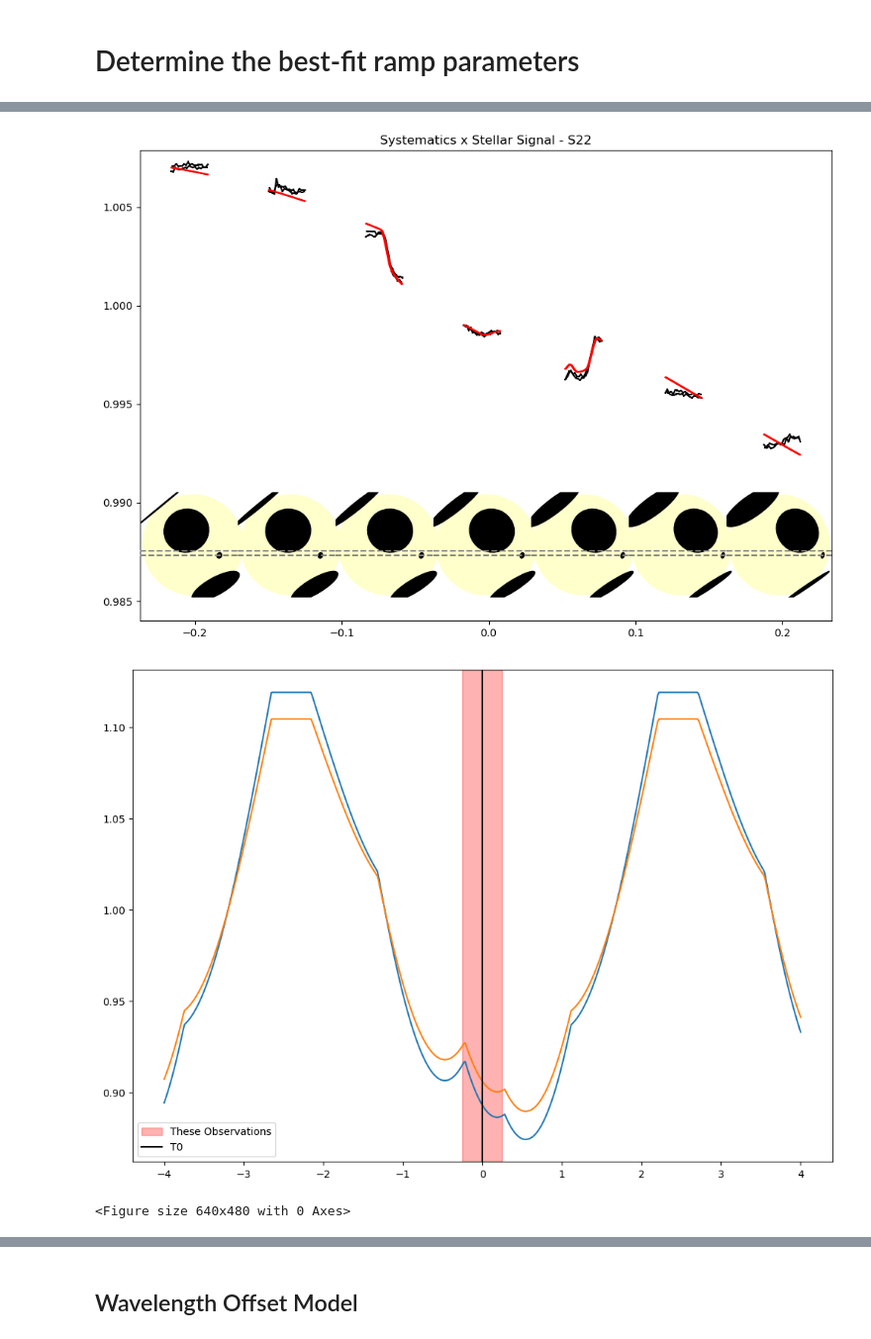
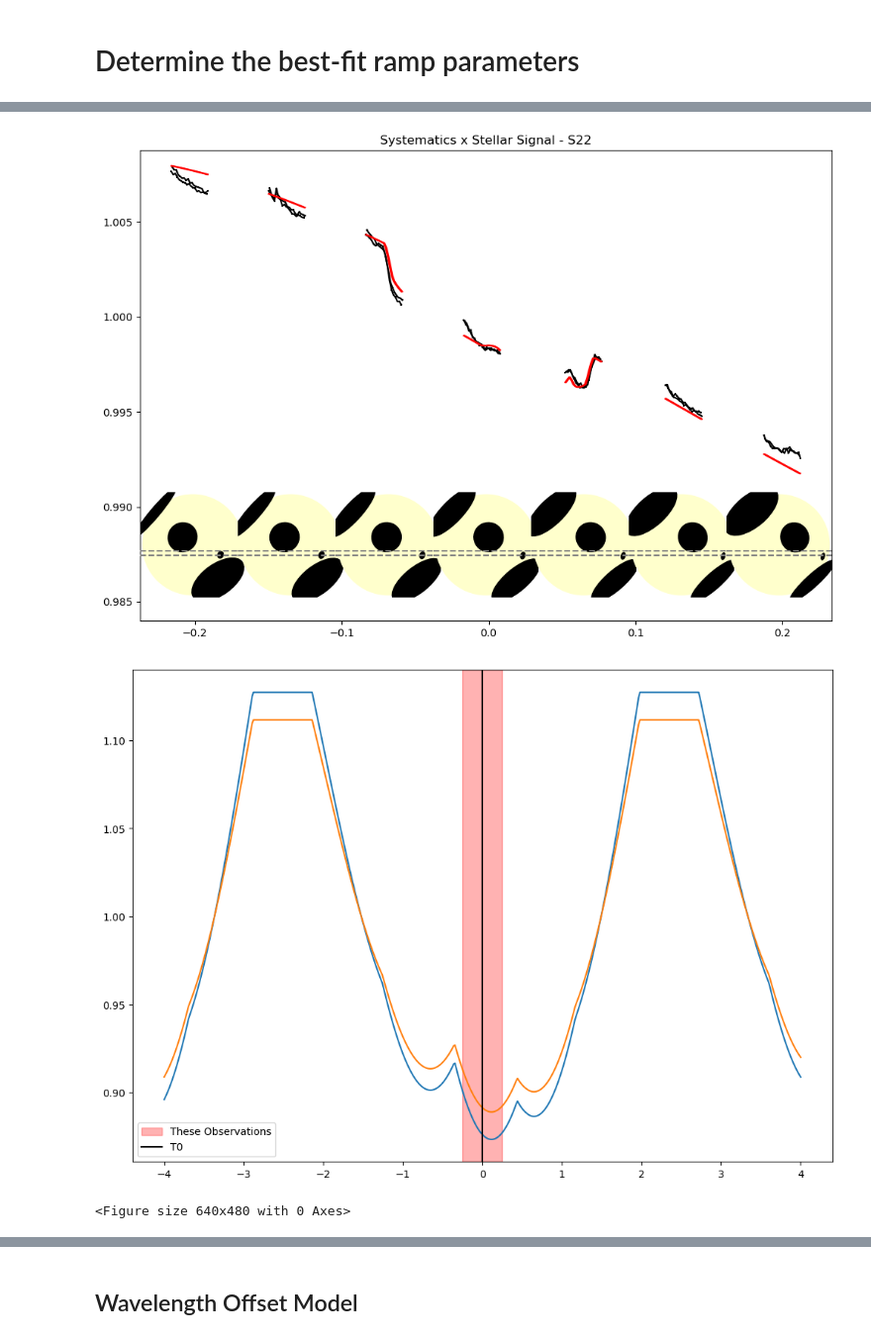
Before and after one commit to will-waalkes/Spot_Treating_AUMicb, a Jupyter notebook: modeling/MODEL-TESTS.ipynb, the cells around one changed output, grey strips where cells are left out. Shown at 99% size. Saved outputs shown, nothing was run; the diff lists cells and outputs as text; code cells hidden in the pictures.

```diff
--- a/modeling/MODEL-TESTS.ipynb
+++ b/modeling/MODEL-TESTS.ipynb
@@ -394,31 +506,36 @@ Optimized parameters: r1=17.872849, r2=-6.8158, r3=-0.00157
 # %%
 # chord, pole, other
 active_star.times = times_from_T0[0]
+active_star.inclination = np.radians(85)
+
+'This is a large polar spot coming into view, driving the dimming'
+params["spot1_lon"]= -1.05
+params["spot1_lat"]= 0.9
+params["spot1_rad"]= 0.64
+'This spot on the bottom is rotating out of view'
+params["spot2_lon"]= 1.1
+params["spot2_lat"]= 2.4
+# params["spot2_rad"]= 0.575
 
 'Central spot, grazes transit chord'
-params["spot1_lon"]= 0.13 # right/left
-params["spot1_lat"]= 1.285 # up/down
-params["spot1_rad"]= 0.45
-'Transit chord spot'
-params["spot3_lon"]= 0.836
-params["spot3_lat"]= 1.785
-params["spot3_rad"]= 0.057
+# params["spot3_lon"]= 0.09 # right/left
+# params["spot3_lat"]= 1.48 # up/down
+# params["spot3_rad"]= 0.32
+'Central spot, grazes transit chord'
+# params["spot4_lon"]= -0.23 # right/left
+params["spot4_lat"]= 1.4 # up/down
+params["spot4_rad"]= 0
+'Small Chord Spot '
+# params["spot5_lon"]= 0.88
+# params["spot5_lat"]= 1.845
+# params["spot5_rad"]= 0.07
 
-'This is a large polar spot coming into view, driving the dimming'
-params["spot2_lon"]= -1.285
-params["spot2_lat"]= 0.69
-params["spot2_rad"]= 0.645
-'This spot on the bottom is rotating out of view'
-params["spot4_lon"]= 1.21
-params["spot4_lat"]= 2.545
-params["spot4_rad"]= 0.53
-
-active_star.lon = jnp.array([params['spot1_lon'],params['spot2_lon'],params['spot3_lon'],params['spot4_lon']]) #[-pi,pi]
-active_star.lat = jnp.array([params['spot1_lat'],params['spot2_lat'],params['spot3_lat'],params['spot4_lat']]) #[0,pi]
-active_star.rad = jnp.array([params['spot1_rad'],params['spot2_rad'],params['spot3_rad'],params['spot4_rad']]) #[0,0.5]
-# planet_parameters["a"] = 17.5
-# planet_parameters["ecc"] = 0.09
-planet_parameters["rp"] = (3.9*u.R_earth/Rs).decompose()
+active_star.lon = jnp.array([params['spot1_lon'],params['spot2_lon'],params['spot3_lon'],params['spot4_lon'],params['spot5_lon']]) #[-pi,pi]
+active_star.lat = jnp.array([params['spot1_lat'],params['spot2_lat'],params['spot3_lat'],params['spot4_lat'],params['spot5_lat']]) #[0,pi]
+active_star.rad = jnp.array([params['spot1_rad'],params['spot2_rad'],params['spot3_rad'],params['spot4_rad'],params['spot5_rad']]) #[0,0.5]
+planet_parameters["a"] = 18.5
+planet_parameters["ecc"] = 0.05
+planet_parameters["rp"] = (3.7*u.R_earth/Rs).decompose()
 
 'Calculate the transit model'
 lc, contam, X, Y, spectrum_at_transit = active_star.transit_model(**planet_parameters)
@@ -458,34 +575,34 @@ for i, time in enumerate(times_to_plot):
     # Create a subplot for the star plot at the bottom
     star_ax = fig.add_axes([(0.13)*i-0.115, 0.1, 0.5, 0.2], frameon=False)  # Position dynamically`    # star_ax.set_xlim(ax.get_xlim())  # Match the x-axis limits with the main plot
     star_ax.set_ylim(0, 1)  # Set y-axis limits for the star plot
     star_ax.axis('off')  # Hide the axes
 
     # Plot the star at the specified time
     active_star.plot_star(
         t0=time,
         rp=planet_parameters['rp'],
         a=planet_parameters['a'],
         inclination=planet_parameters['inclination'],
         ax=star_ax
     )
 # Adjust layout for better spacing
 plt.tight_layout()
 # Show the figure
 plt.show()
 
 plt.figure(figsize=(10,7) )
 'Plot the whole stellar rotation phase'
 active_star.times = np.linspace(-4,4,500)
 rot = active_star.rotation_spectrum()
 for rotation in rot.T:
     plt.plot(active_star.times, rotation/rotation.mean())
 plt.axvspan(-0.25,0.25,color='red',alpha=0.3,label='These Observations')
 plt.axvline(0,color='k',label='T0')
 plt.legend()
 plt.show()
 plt.clf()
 # %% [output]
-[figure, old version]
+[figure, new version]
-[figure, old version]
+[figure, new version]
 <Figure size 640x480 with 0 Axes>
 # %% [markdown]
```
Also changed, not shown: parts of 15 cells of this notebook, 14 other files.
